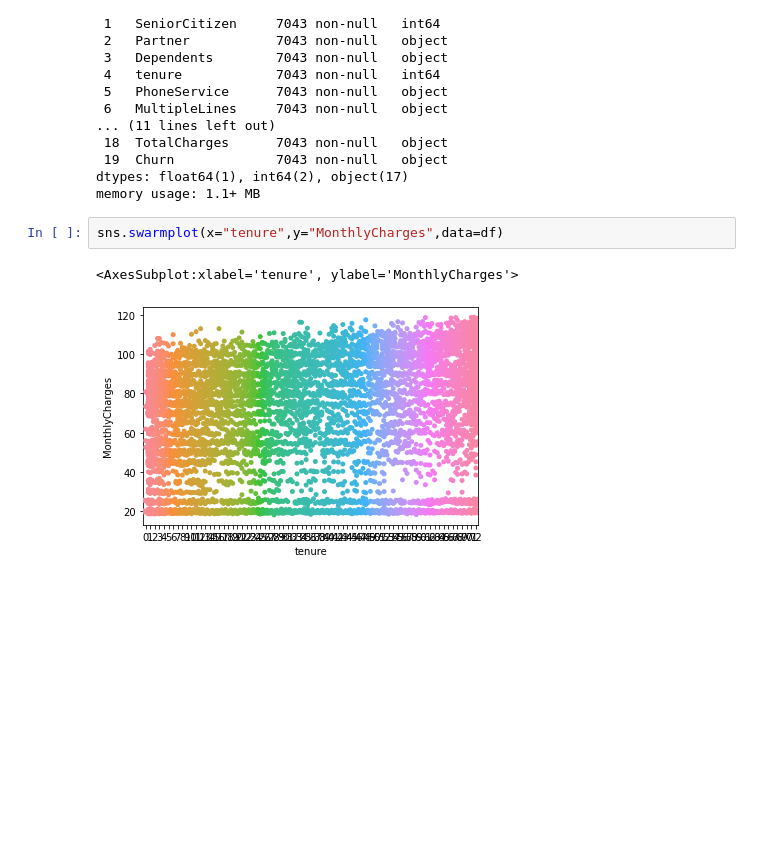
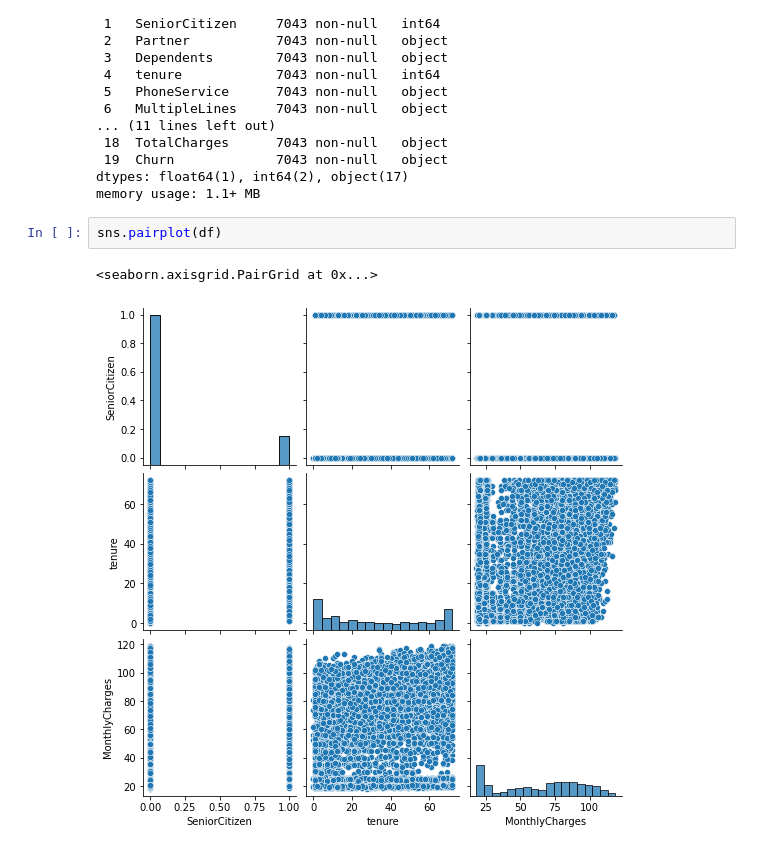
Before and after one commit to sai-mrudhun/Customer-Churn-Prediction-Analysis-Using-Ensemble-Techniques, a Jupyter notebook: main.ipynb, the cells around one changed output. Drawn from its saved outputs; the diff is of its cells as text; blank space fills up the shorter version.

```diff
--- a/main.ipynb
+++ b/main.ipynb
@@ -68,7 +69,7 @@ Data columns (total 20 columns):
 dtypes: float64(1), int64(2), object(17)
 memory usage: 1.1+ MB
 # %%
-sns.swarmplot(x="tenure",y="MonthlyCharges",data=df)
+sns.pairplot(df)
 # %% [output]
-<AxesSubplot:xlabel='tenure', ylabel='MonthlyCharges'>
+<seaborn.axisgrid.PairGrid at 0x...>
-[figure, old version]
+[figure, new version]
```
Also changed, not shown: parts of 8 cells of this notebook.
